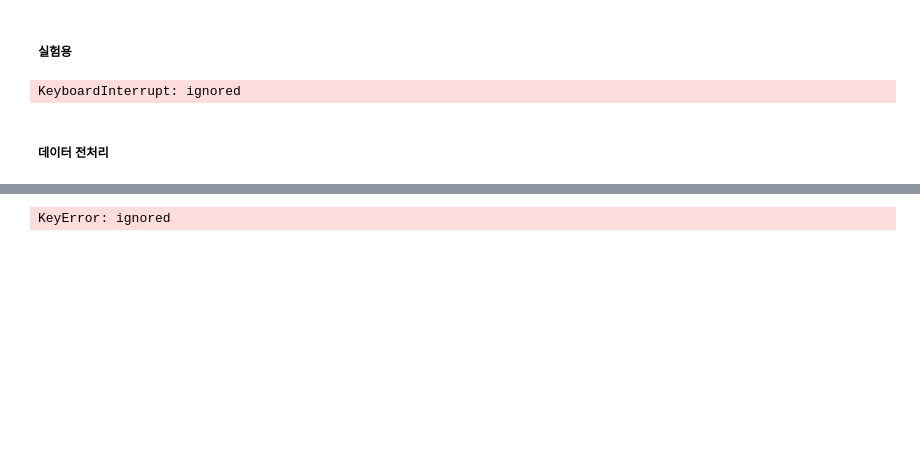
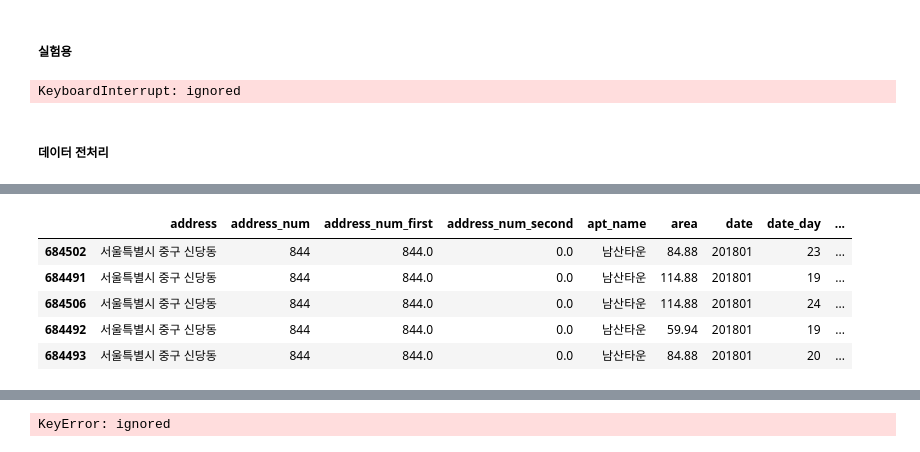
Before and after one commit to Jesimsim/ds-section2-project, a Jupyter notebook: section2_project_practice.ipynb, the cells around one changed output, grey strips where cells are left out. Saved outputs shown, nothing was run; the diff lists cells and outputs as text; code cells hidden in the pictures; blank space fills up the shorter version.

```diff
--- a/section2_project_practice.ipynb
+++ b/section2_project_practice.ipynb
@@ -598,3 +564,23 @@ df['date_month'] = df.date.astype(object).str[5:]
+# %%
+
+lst_people = df_people.add_gu.values
+lst_people_year = list(df_people.columns)[1:]
+
+year13 = df[df.date_year == '2018']
+year13.head()
+# 이 부분은 내일...
+# for i in range(0, len(lst_park)): #30초!!!
+#   result = df_park[df_park['add_gu'].str.contains(lst_people[i])]
+# for i in range(0, len(lst_people_year))
+#   result = result[result['year']].str.contains(lst_people_year[i]]
+#   df_park.loc[list(result.index), 'area_gu'] = df_area.iloc[i, 1]
+# %% [output]
+|  | address | address_num | address_num_first | address_num_second | apt_name | area | date | date_day | ... |
+| 684502 | 서울특별시 중구 신당동 | 844 | 844.0 | 0.0 | 남산타운 | 84.88 | 201801 | 23 | ... |
+| 684491 | 서울특별시 중구 신당동 | 844 | 844.0 | 0.0 | 남산타운 | 114.88 | 201801 | 19 | ... |
+| 684506 | 서울특별시 중구 신당동 | 844 | 844.0 | 0.0 | 남산타운 | 114.88 | 201801 | 24 | ... |
+| 684492 | 서울특별시 중구 신당동 | 844 | 844.0 | 0.0 | 남산타운 | 59.94 | 201801 | 19 | ... |
+| 684493 | 서울특별시 중구 신당동 | 844 | 844.0 | 0.0 | 남산타운 | 84.88 | 201801 | 20 | ... |
 # %%
 # 주소분리
 df['add_gu'] = df.address.str.split(' ', -1).str[1]
```
Also changed, not shown: parts of 39 cells of this notebook.
